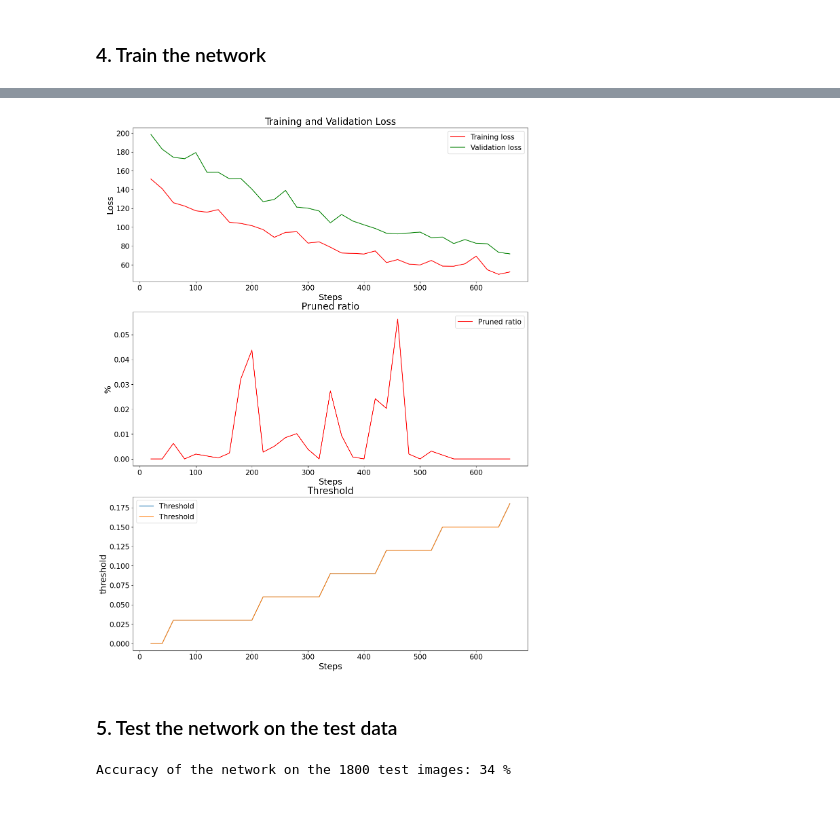
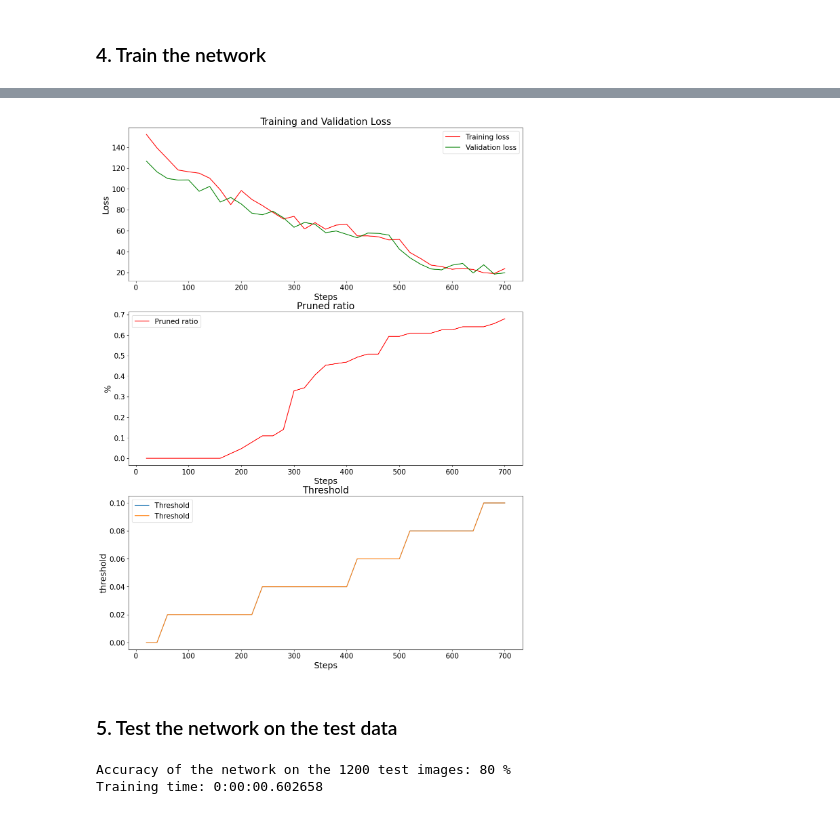
Before and after one commit to graeyv/CCHD_final_project, a Jupyter notebook: SAURON/sauron.ipynb, the cells around one changed output, grey strips where cells are left out. Saved outputs shown, nothing was run; the diff lists cells and outputs as text; code cells hidden in the pictures.

```diff
--- a/SAURON/sauron.ipynb
+++ b/SAURON/sauron.ipynb
@@ -14,7 +14,7 @@ dataset = MNIST(root='./data', train=True, download=True, transform=transform)
 
 # On garde seulement 30 % des données
 total_size = len(dataset)
-subset_size = int(0.3 * total_size)
+subset_size = int(0.2*total_size)
 
 # Sélection aléatoire de 30 % des indices
 subset_indices = torch.randperm(total_size)[:subset_size]
@@ -39,7 +39,7 @@ test_size = subset_size - train_size - val_size  # Reste pour éviter des erreur
 # Répartir le dataset réduit
 train_dataset, val_dataset, test_dataset = random_split(
     subset_dataset, [train_size, val_size, test_size],
-    generator=torch.Generator().manual_seed(41)  # Pour un split reproductible
+    generator=torch.Generator().manual_seed(40)  # Pour un split reproductible
 )
 
 # Créer des DataLoaders pour chaque ensemble
@@ -130,7 +130,7 @@ class SauronPruning:
         return delta_prune_l / max(delta_prune_l)
 
 
-    def elimination(self, convs, delta_prune, prev_pruned_ratio, thresholds):
+    def elimination(self, convs, delta_prune, thresholds):
         """
         Eliminate each redundant feature
         :param convs: Convolution layers
@@ -156,7 +156,7 @@ class SauronPruning:
         return pruned_ratio
 
 
-    def threshold_actualization(self, convs, thresholds, tau_historic, training_loss, validation_loss):
+    def threshold_actualization(self, convs, thresholds, tau_historic, training_loss, validation_loss, pruned_ratio):
         """
         Increase threshold when the conditions are satisfied
         :param convs: Concolution layers
@@ -171,9 +171,9 @@ class SauronPruning:
             if len(training_loss) > 1:
                 C1 = abs(training_loss[-1] - training_loss[-2]) < training_loss[-1]*0.1  # Training loss is converging
                 C2 = validation_loss[-1] - validation_loss[-2] < 0  # Validation loss is not improving
+                C3 = pruned_ratio[-1]-pruned_ratio[-2] < self.mu  # Less than mu % filters pruned during last step
             else:
-                C1, C2 = True, True
-            C3 = prev_pruned_ratio < self.mu  # Less than mu % filters pruned during last step
+                C1, C2, C3 = True, True, True
             C4 = tau_historic[l] > self.p  # Threshold unchanged since at least p steps
 
             # If conditions satisfied
@@ -263,18 +263,18 @@ start_epoch = time.time()
 #=== train ==================
 
 n = 20  # number of inputs in each step
-epochs = 3
+epochs = 5
 train_losses = []
 val_losses = []
 tau_historic = np.ones(len(net.convs)) * net.sauron_pruner.p
 pruned_ratio = []
 val_accuracies = []
 thresholds_plot = []
+running_pruned_ratio = 0.0
 
 
 for epoch in range(epochs):
     running_loss = 0.0
-    running_pruned_ratio = 0.0
 
     for i, data in enumerate(train_loader, 0):
         inputs, labels = data[0].to(device), data[1].to(device)
@@ -285,15 +285,14 @@ for epoch in range(epochs):
         loss += net.regularization_term
         loss.backward()
         optimizer.step()
-        prev_pruned_ratio = 0
-        if len(pruned_ratio) > 0:
-            prev_pruned_ratio = pruned_ratio[-1]
-        pruned_ratio_i = net.sauron_pruner.elimination(net.convs, net.delta_prune, prev_pruned_ratio, net.thresholds)
-        #pruned_ratio_i = 0
-        running_pruned_ratio += pruned_ratio_i
         running_loss += loss.item()
 
         if i % n == n-1:  # steps
+
+            # === Pruning ===
+            pruned_ratio_i = net.sauron_pruner.elimination(net.convs, net.delta_prune, net.thresholds)
+            #pruned_ratio_i = 0
+            running_pruned_ratio += pruned_ratio_i
 
             # === Validation ===
 
@@ -321,15 +320,14 @@ for epoch in range(epochs):
             # === Statistics ===
 
             train_losses.append(running_loss)
-            pruned_ratio.append(running_pruned_ratio / n)
+            pruned_ratio.append(running_pruned_ratio)
             thresholds_plot.append(net.thresholds.copy())
             print(f'[Epoch {epoch + 1}, Step {i + 1}] train loss: {running_loss:.3f}, validation loss: {val_loss:.3f}, pruned ratio: {running_pruned_ratio:.3f}, thresholds: {net.thresholds}')
             running_loss = 0.0
-            running_pruned_ratio = 0.0
 
             # === Threshold actualization ===
 
-            tau_historic = net.sauron_pruner.threshold_actualization(net.convs, net.thresholds, tau_historic, train_losses, val_losses)
+            tau_historic = net.sauron_pruner.threshold_actualization(net.convs, net.thresholds, tau_historic, train_losses, val_losses, pruned_ratio)
 
 #============================
 
@@ -366,40 +364,41 @@ plt.rcParams.update({
     'axes.labelsize': 18,
     'xtick.labelsize': 15,
     'ytick.labelsize': 15,
     'legend.fontsize': 15
 })
 
 fig, axes = plt.subplots(3, 1, figsize=(15, 20))
 axes[0].set_title('Training and Validation Loss')
 axes[0].plot(x, train_losses, label='Training loss', color='red')
 axes[0].plot(x, val_losses, label='Validation loss', color='green')
 axes[0].set_xlabel('Steps')
 axes[0].set_ylabel('Loss')
 axes[0].legend()
 
 
 axes[1].set_title('Pruned ratio')
-axes[1].plot(x, pruned_ratio, label='Pruned ratio', color='red')
+axes[1].plot(x, pruned_ratio*100, label='Pruned ratio', color='red')
 axes[1].set_xlabel('Steps')
 axes[1].set_ylabel('%')
 axes[1].legend()
 
 axes[2].set_title('Threshold')
 for i in range(len(net.convs)):
     axes[2].plot(x, np.array(thresholds_plot).T[i], label='Threshold')
 axes[2].set_xlabel('Steps')
 axes[2].set_ylabel('threshold')
 axes[2].legend()
 
 plt.savefig('plot.png')
 plt.show()
 # %% [output]
-[figure, old version]
+[figure, new version]
 # %% [markdown]
 ### 5. Test the network on the test data
 # %%
 correct = 0
 total = 0
+start_epoch = time.time()
 
 net.eval()
 with torch.no_grad():
@@ -413,5 +412,10 @@ with torch.no_grad():
         correct += (predicted == labels).sum().item()
 
 print(f'Accuracy of the network on the {total} test images: {100 * correct // total} %')
+
+end_epoch = time.time()
+elapsed = end_epoch - start_epoch
+print(f'Training time: {str(timedelta(seconds=elapsed))}')
 # %% [output]
-Accuracy of the network on the 1800 test images: 34 %
+Accuracy of the network on the 1200 test images: 80 %
+Training time: 0:00:00.602658
```
Also changed, not shown: parts of 3 cells of this notebook.
